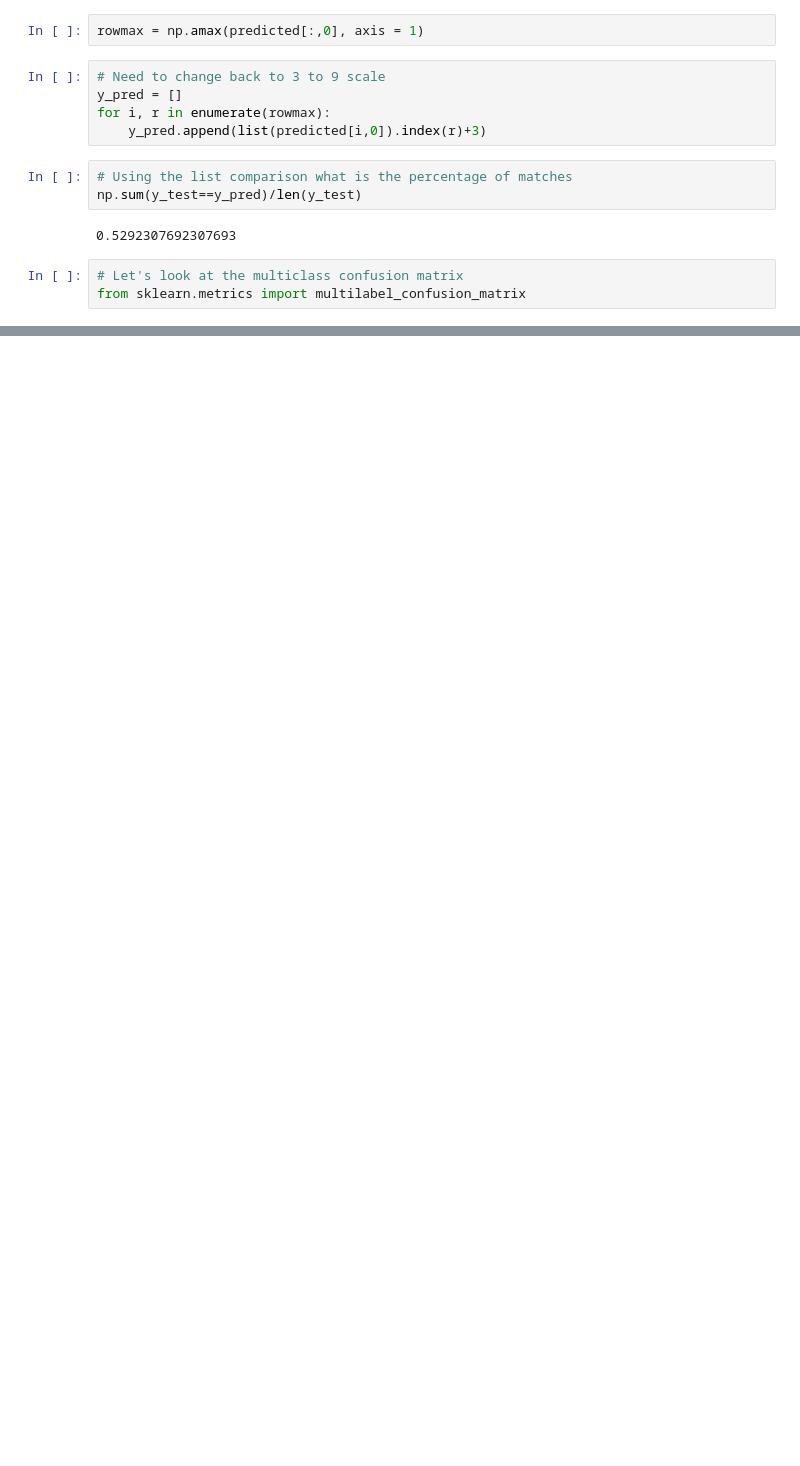
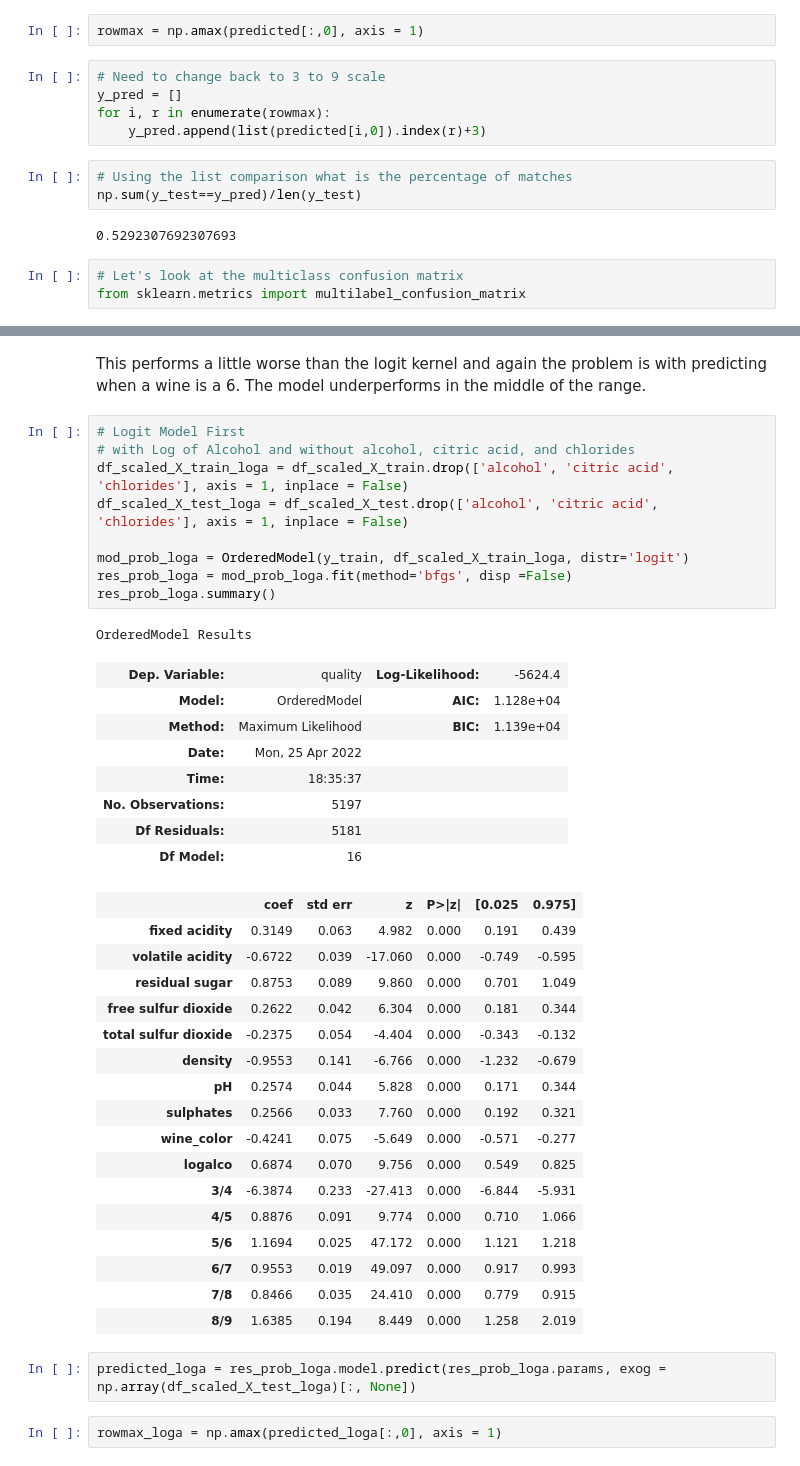
Before and after one commit to randrmoel/dsbc_capstone2, a Jupyter notebook: notebooks/NotebookCapstone2_model.ipynb, the cells around one changed output, grey strips where cells are left out. Saved outputs shown, nothing was run; the diff lists cells and outputs as text; blank space fills up the shorter version.

```diff
--- a/notebooks/NotebookCapstone2_model.ipynb
+++ b/notebooks/NotebookCapstone2_model.ipynb
@@ -336,0 +424,42 @@ Label: 9, Precision: 1.0000, Recall: 0.9969, Specificity: 0.0000, Accuracy: 0.99
+# %% [markdown]
+This performs a little worse than the logit kernel and again the problem is with predicting when a wine is a 6.  The model underperforms in the middle of the range.
+# %%
+# Logit Model First
+# with Log of Alcohol and without alcohol, citric acid, and chlorides
+df_scaled_X_train_loga = df_scaled_X_train.drop(['alcohol', 'citric acid', 'chlorides'], axis = 1, inplace = False)
+df_scaled_X_test_loga = df_scaled_X_test.drop(['alcohol', 'citric acid', 'chlorides'], axis = 1, inplace = False)
+
+mod_prob_loga = OrderedModel(y_train, df_scaled_X_train_loga, distr='logit')
+res_prob_loga = mod_prob_loga.fit(method='bfgs', disp =False)
+res_prob_loga.summary()
+# %% [output]
+OrderedModel Results
+| Dep. Variable: | quality | Log-Likelihood: | -5624.4 |
+| Model: | OrderedModel | AIC: | 1.128e+04 |
+| Method: | Maximum Likelihood | BIC: | 1.139e+04 |
+| Date: | Mon, 25 Apr 2022 |  |  |
+| Time: | 18:35:37 |  |  |
+| No. Observations: | 5197 |  |  |
+| Df Residuals: | 5181 |  |  |
+| Df Model: | 16 |  |  |
+|  | coef | std err | z | P>|z| | [0.025 | 0.975] |
+| fixed acidity | 0.3149 | 0.063 | 4.982 | 0.000 | 0.191 | 0.439 |
+| volatile acidity | -0.6722 | 0.039 | -17.060 | 0.000 | -0.749 | -0.595 |
+| residual sugar | 0.8753 | 0.089 | 9.860 | 0.000 | 0.701 | 1.049 |
+| free sulfur dioxide | 0.2622 | 0.042 | 6.304 | 0.000 | 0.181 | 0.344 |
+| total sulfur dioxide | -0.2375 | 0.054 | -4.404 | 0.000 | -0.343 | -0.132 |
+| density | -0.9553 | 0.141 | -6.766 | 0.000 | -1.232 | -0.679 |
+| pH | 0.2574 | 0.044 | 5.828 | 0.000 | 0.171 | 0.344 |
+| sulphates | 0.2566 | 0.033 | 7.760 | 0.000 | 0.192 | 0.321 |
+| wine_color | -0.4241 | 0.075 | -5.649 | 0.000 | -0.571 | -0.277 |
+| logalco | 0.6874 | 0.070 | 9.756 | 0.000 | 0.549 | 0.825 |
+| 3/4 | -6.3874 | 0.233 | -27.413 | 0.000 | -6.844 | -5.931 |
+| 4/5 | 0.8876 | 0.091 | 9.774 | 0.000 | 0.710 | 1.066 |
+| 5/6 | 1.1694 | 0.025 | 47.172 | 0.000 | 1.121 | 1.218 |
+| 6/7 | 0.9553 | 0.019 | 49.097 | 0.000 | 0.917 | 0.993 |
+| 7/8 | 0.8466 | 0.035 | 24.410 | 0.000 | 0.779 | 0.915 |
+| 8/9 | 1.6385 | 0.194 | 8.449 | 0.000 | 1.258 | 2.019 |
+# %%
+predicted_loga = res_prob_loga.model.predict(res_prob_loga.params, exog = np.array(df_scaled_X_test_loga)[:, None])
+# %%
+rowmax_loga = np.amax(predicted_loga[:,0], axis = 1)
```
Also changed, not shown: parts of 39 cells of this notebook, 2 other files.
